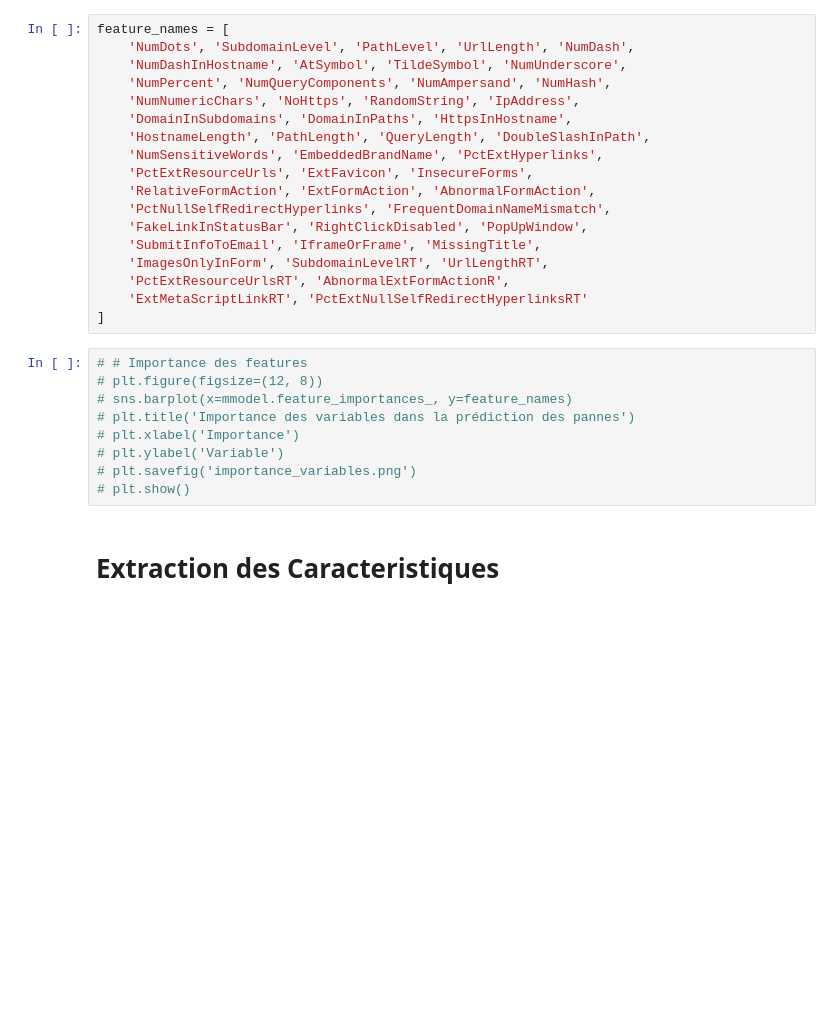
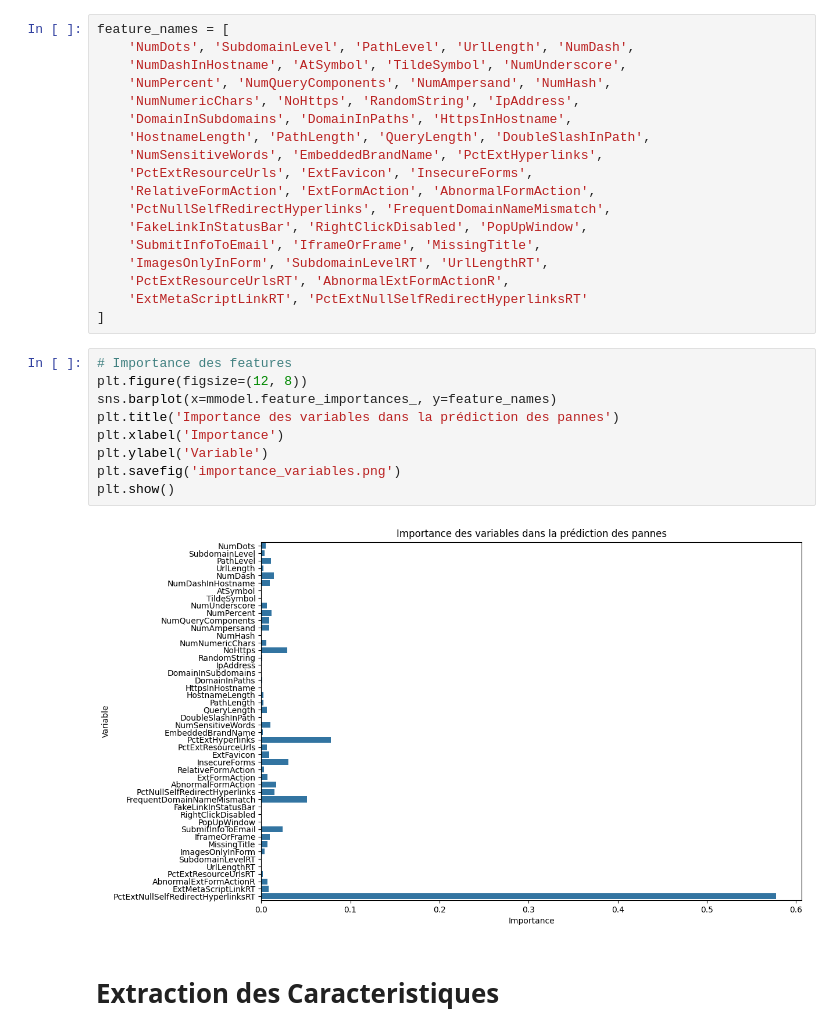
Before and after one commit to Thibaut2025/phishing-detector, a Jupyter notebook: PhishingDetect.ipynb, the cells around one changed output. Drawn from its saved outputs; the diff is of its cells as text; blank space fills up the shorter version.

```diff
--- a/PhishingDetect.ipynb
+++ b/PhishingDetect.ipynb
@@ -211,14 +223,16 @@ feature_names = [
     'ExtMetaScriptLinkRT', 'PctExtNullSelfRedirectHyperlinksRT'
 ]
 # %%
-# # Importance des features
-# plt.figure(figsize=(12, 8))
-# sns.barplot(x=mmodel.feature_importances_, y=feature_names)
-# plt.title('Importance des variables dans la prédiction des pannes')
-# plt.xlabel('Importance')
-# plt.ylabel('Variable')
-# plt.savefig('importance_variables.png')
-# plt.show()
+# Importance des features
+plt.figure(figsize=(12, 8))
+sns.barplot(x=mmodel.feature_importances_, y=feature_names)
+plt.title('Importance des variables dans la prédiction des pannes')
+plt.xlabel('Importance')
+plt.ylabel('Variable')
+plt.savefig('importance_variables.png')
+plt.show()
+# %% [output]
+[figure, added]
 # %% [markdown]
 # **Extraction des Caracteristiques**
 # %%
```
Also changed, not shown: parts of 1 cell of this notebook, 7 other files.
